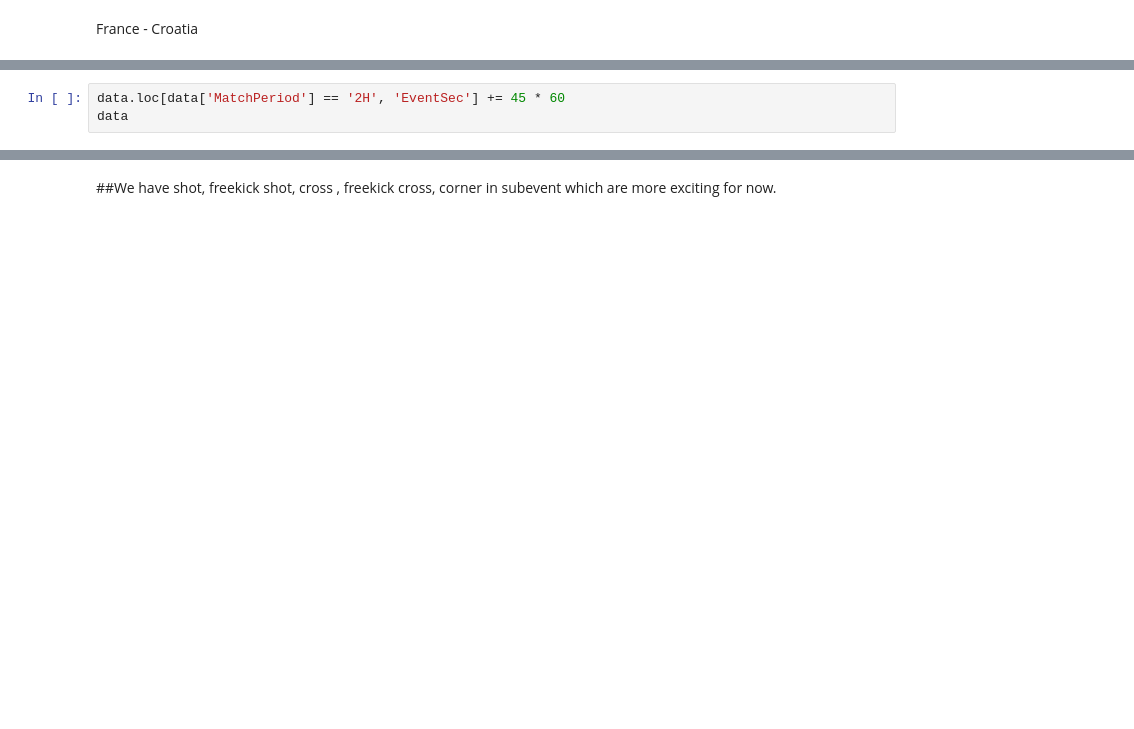
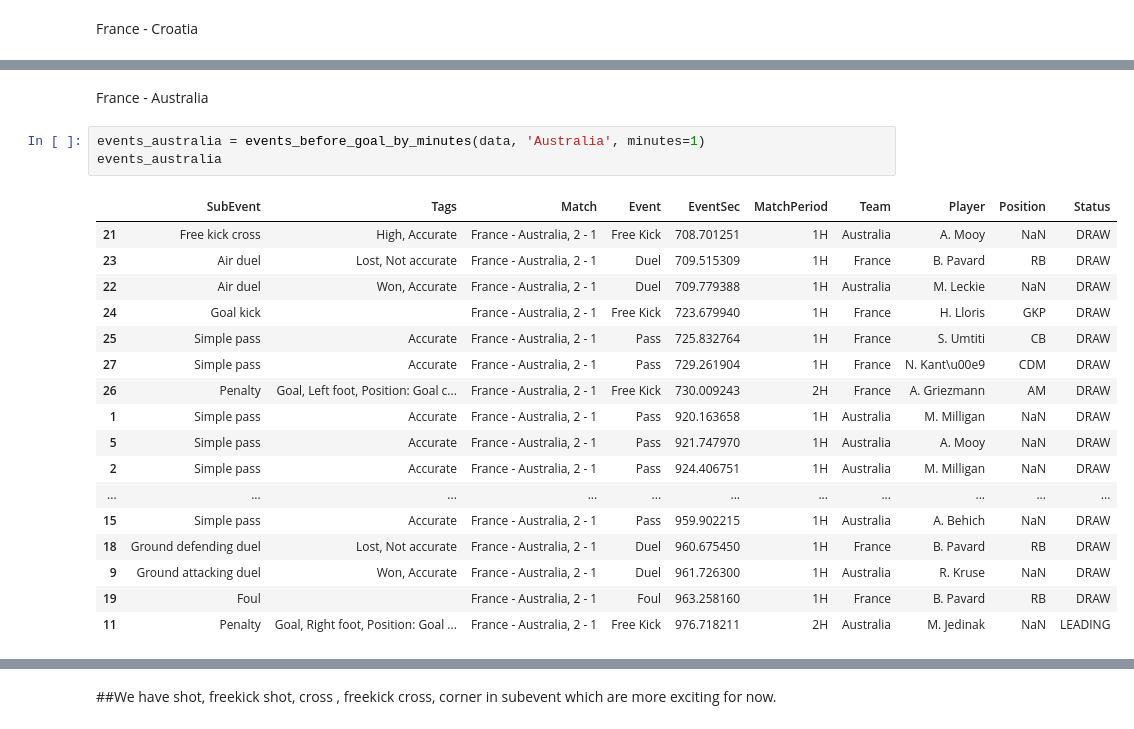
Before and after one commit to MrSachin7/ProcessMiningProject, a Jupyter notebook: Data_preparation/index.ipynb, the cells around one changed output, grey strips where cells are left out. Saved outputs shown, nothing was run; the diff lists cells and outputs as text; blank space fills up the shorter version.

```diff
--- a/Data_preparation/index.ipynb
+++ b/Data_preparation/index.ipynb
@@ -413,3 +483,0 @@ data.loc[mask, 'Status'] = 'LEADING'
-# %%
-data.loc[data['MatchPeriod'] == '2H', 'EventSec'] += 45 * 60
-data
@@ -429,0 +501,23 @@ data
+# %% [markdown]
+France - Australia
+# %%
+events_australia = events_before_goal_by_minutes(data, 'Australia', minutes=1)
+events_australia
+# %% [output]
+|  | SubEvent | Tags | Match | Event | EventSec | MatchPeriod | Team | Player | Position | Status |
+| 21 | Free kick cross | High, Accurate | France - Australia, 2 - 1 | Free Kick | 708.701251 | 1H | Australia | A. Mooy | NaN | DRAW |
+| 23 | Air duel | Lost, Not accurate | France - Australia, 2 - 1 | Duel | 709.515309 | 1H | France | B. Pavard | RB | DRAW |
+| 22 | Air duel | Won, Accurate | France - Australia, 2 - 1 | Duel | 709.779388 | 1H | Australia | M. Leckie | NaN | DRAW |
+| 24 | Goal kick |  | France - Australia, 2 - 1 | Free Kick | 723.679940 | 1H | France | H. Lloris | GKP | DRAW |
+| 25 | Simple pass | Accurate | France - Australia, 2 - 1 | Pass | 725.832764 | 1H | France | S. Umtiti | CB | DRAW |
+| 27 | Simple pass | Accurate | France - Australia, 2 - 1 | Pass | 729.261904 | 1H | France | N. Kant\u00e9 | CDM | DRAW |
+| 26 | Penalty | Goal, Left foot, Position: Goal c... | France - Australia, 2 - 1 | Free Kick | 730.009243 | 2H | France | A. Griezmann | AM | DRAW |
+| 1 | Simple pass | Accurate | France - Australia, 2 - 1 | Pass | 920.163658 | 1H | Australia | M. Milligan | NaN | DRAW |
+| 5 | Simple pass | Accurate | France - Australia, 2 - 1 | Pass | 921.747970 | 1H | Australia | A. Mooy | NaN | DRAW |
+| 2 | Simple pass | Accurate | France - Australia, 2 - 1 | Pass | 924.406751 | 1H | Australia | M. Milligan | NaN | DRAW |
+| ... | ... | ... | ... | ... | ... | ... | ... | ... | ... | ... |
+| 15 | Simple pass | Accurate | France - Australia, 2 - 1 | Pass | 959.902215 | 1H | Australia | A. Behich | NaN | DRAW |
+| 18 | Ground defending duel | Lost, Not accurate | France - Australia, 2 - 1 | Duel | 960.675450 | 1H | France | B. Pavard | RB | DRAW |
+| 9 | Ground attacking duel | Won, Accurate | France - Australia, 2 - 1 | Duel | 961.726300 | 1H | Australia | R. Kruse | NaN | DRAW |
+| 19 | Foul |  | France - Australia, 2 - 1 | Foul | 963.258160 | 1H | France | B. Pavard | RB | DRAW |
+| 11 | Penalty | Goal, Right foot, Position: Goal ... | France - Australia, 2 - 1 | Free Kick | 976.718211 | 2H | Australia | M. Jedinak | NaN | LEADING |
```
Also changed, not shown: parts of 35 cells of this notebook, 4 other files.
